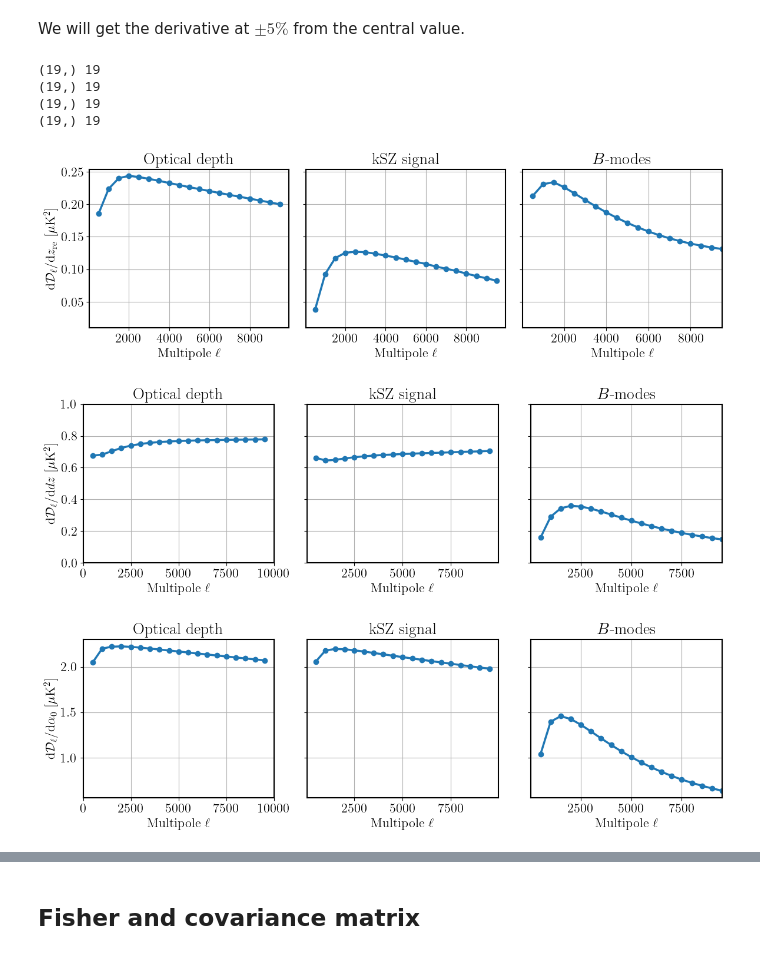
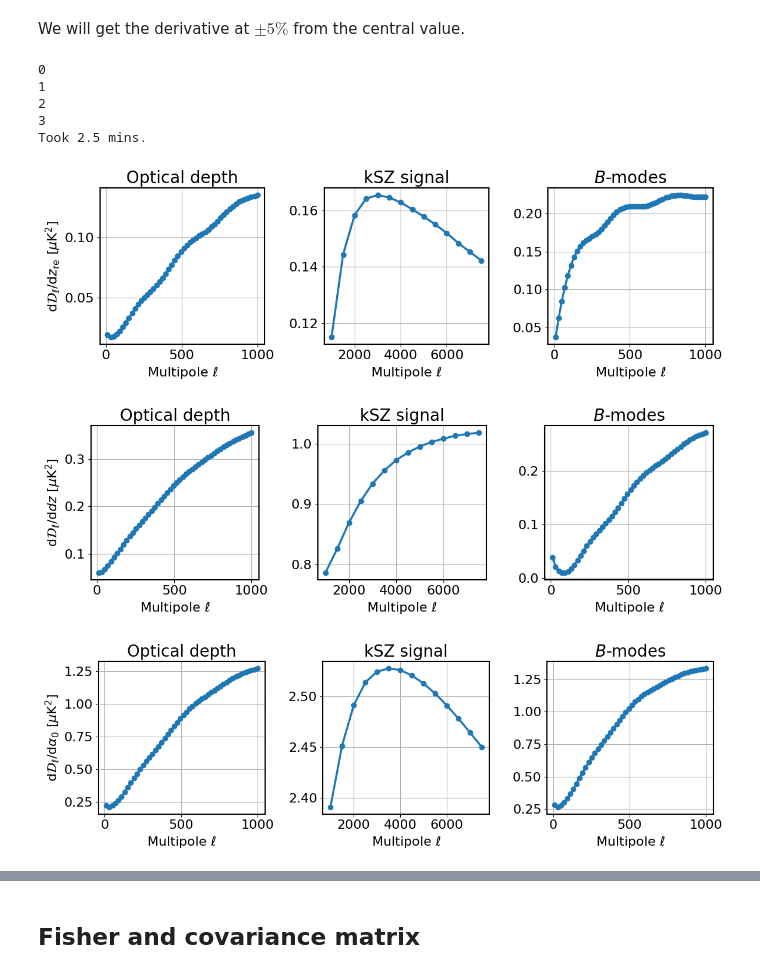
Before and after one commit to adeliegorce/preion, a Jupyter notebook: cross-correlations/With_Pee/forecast_autos/fisher.ipynb, the cells around one changed output, grey strips where cells are left out. Drawn from its saved outputs; the diff is of its cells as text; code cells hidden in the pictures.

```diff
--- a/cross-correlations/With_Pee/forecast_autos/fisher.ipynb
+++ b/cross-correlations/With_Pee/forecast_autos/fisher.ipynb
@@ -66,22 +80,22 @@ icov_list = [np.linalg.inv(cov_ksz), np.linalg.inv(cov_tau), np.linalg.inv(cov_b
 # %% [markdown]
 The error bars are drawn from the diagonal terms of the data covariance matrix $\mathbf{\Pi}$:
 # %%
-fig, axes = plt.subplots(1, 3, figsize=(12, 3.5), sharex=True)
+fig, axes = plt.subplots(1, 3, figsize=(12, 3.5))
 
 # tau
 axes[0].errorbar(
-    ells, tau_ps, yerr=np.sqrt(np.diag(cov_tau)),
+    ells_tau, tau_data, yerr=np.sqrt(np.diag(cov_tau)),
     lw=1., marker='.', capsize=2.)
 axes[0].set_xlabel(r'Multipole $\ell$')
 axes[0].set_ylabel(r'$\ell(\ell+1)C_\ell^{\tau\tau}/2\pi$')
 axes[0].set_yscale('log')
 # axes[0].set_xlim(0, 10000)
 axes[0].set_ylim(bottom=1e-8)
-axes[0].set_xlim(ells.min(), ells.max())
+axes[0].set_xlim(ells_tau.min(), ells_tau.max())
 
 # ksz
 axes[1].errorbar(
-    ells, ksz_ps, yerr=np.sqrt(np.diag(cov_ksz)),
+    ells_ksz, ksz_data, yerr=np.sqrt(np.diag(cov_ksz)),
     lw=1., marker='.', capsize=2.)
 axes[1].set_xlabel(r'Multipole $\ell$')
 axes[1].set_ylabel(r'$\ell(\ell+1)C_\ell^{TT}/2\pi$ [$\mu$K$^2$]')
@@ -91,18 +105,18 @@ axes[1].set_ylabel(r'$\ell(\ell+1)C_\ell^{TT}/2\pi$ [$\mu$K$^2$]')
 
 # B-modes
 axes[2].errorbar(
-    low_ells, total_bb, yerr=np.sqrt(np.diag(cov_bb)),
+    ells_bb, bb_data, yerr=np.sqrt(np.diag(cov_bb)),
     lw=1., marker='.', capsize=2.)
 axes[2].set_xlabel(r'Multipole $\ell$')
 axes[2].set_ylabel(r'$\ell(\ell+1)C_\ell^{BB}/2\pi$ [$\mu$K$^2$]')
-axes[2].set_ylim(bottom=1e-6)
+# axes[2].set_ylim(bottom=1e-6)
 # axes[2].set_xlim(low_ells.min(), low_ells.max())
 axes[2].set_yscale('log')
 # axes[2].set_xscale('log')
 
 for i, (letter, title) in enumerate(zip(['a', 'b', 'c'],
-                                        ['Optical\n depth', 'kSZ signal', r'$B$-modes'])):
-    axes[i].text(0.05, 0.05, title, transform=axes[i].transAxes, fontsize=17)# bbox=props)
+                                        ['Optical depth', 'kSZ signal', r'$B$-modes'])):
+    axes[i].text(0.95, 0.95, title, transform=axes[i].transAxes, fontsize=17, ha='right', va='top', bbox=props)
 fig.tight_layout()
 # fig.savefig('figures/fisher_forecast_ideal_data.pdf', dpi=220)
 # %% [output]
@@ -111,7 +125,7 @@ fig.tight_layout()
 fig, axes = plt.subplots(1, 3, figsize=(12, 4))
 for i, (cov, title, l) in enumerate(zip([cov_tau, cov_ksz, cov_bb],
                                      ['Optical depth', 'kSZ signal', r'$B$-modes'],
-                                     [ells, ells, low_ells])):
+                                     [ells_tau, ells_ksz, ells_bb])):
     norm = colors.LogNorm(np.diag(cov).min(), np.diag(cov).max())
     im = axes[i].imshow(cov, cmap='coolwarm', norm=norm,
                 extent=(l.min(), l.max(), l.max(), l.min())
@@ -131,7 +145,7 @@ icov_bb = np.linalg.inv(cov_bb)
 fig, axes = plt.subplots(1, 3, figsize=(12, 4))
 for i, (icov, title, l) in enumerate(zip([icov_tau, icov_ksz, icov_bb],
                                      ['Optical depth', 'kSZ signal', r'$B$-modes'],
-                                     [ells, ells, low_ells])):
+                                     [ells_tau, ells_ksz, ells_bb])):
     norm = colors.LogNorm(np.diag(icov).min(), np.diag(icov).max())
     im = axes[i].imshow(icov, cmap='coolwarm', norm=norm,
                 extent=(l.min(), l.max(), l.max(), l.min()))
@@ -155,54 +169,58 @@ We will get the derivative at $\pm 5\%$ from the central value.
 # %%
 dev = 0.05 # %
 # %%
-deriv_list = get_derivatives(theta_true, ells, low_ells, run_derivatives=False, dev=dev)
+t0 = time.time()
+deriv_list = get_derivatives(theta_true, ells, run_derivatives=True, dev=dev, use_ksz_emulator=ksz_emulator)
+t1 = time.time()
+print(f'Took {(t1-t0)/60.:.1f} mins.')
 # %% [output]
-(19,) 19
-(19,) 19
-(19,) 19
-(19,) 19
+0
+1
+2
+3
+Took 2.5 mins.
 # %%
-fig, axes = plt.subplots(1, 3, figsize=(12, 4), sharey=True)
+fig, axes = plt.subplots(1, 3, figsize=(12, 4))#, sharey=True)
 
 # tau
-axes[0].plot(ells, deriv_list[0][1]/tau_ps, ls='-', color='C0', lw=2.5, marker='o')
+axes[0].plot(ells_tau, deriv_list[0][1]/tau_data, ls='-', color='C0', lw=2.5, marker='o')
 axes[0].set_xlabel(r'Multipole $\ell$')
 
 # ksz
-axes[1].plot(ells, deriv_list[0][0]/ksz_ps, lw=2.5, marker='o')
+axes[1].plot(ells_ksz, deriv_list[0][0]/ksz_data, lw=2.5, marker='o')
 axes[1].set_xlabel(r'Multipole $\ell$')
-axes[1].set_ylim(bottom=1e-2)
+# axes[1].set_ylim(bottom=1e-2)
 
 # B-modes
-axes[2].plot(low_ells, deriv_list[0][2]/total_bb, lw=2.5, marker='o')
+axes[2].plot(ells_bb, deriv_list[0][2]/bb_data, lw=2.5, marker='o')
 axes[2].set_xlabel(r'Multipole $\ell$')
-axes[2].set_xlim(30, low_ells.max())
+# axes[2].set_xlim(30, low_ells.max())
 
 axes[0].set_ylabel(r'd$\mathcal{D}_\ell/$d$z_\mathrm{re}$ [$\mu$K$^2$]')
 for i, (letter, title) in enumerate(zip(['a', 'b', 'c'],
                                         ['Optical depth', 'kSZ signal', r'$B$-modes'])):
     axes[i].set_title(title, fontsize=20)
     axes[i].grid()
 fig.tight_layout()
 # %% [output]
-[figure, old version]
+[figure, new version]
 # %%
-fig, axes = plt.subplots(1, 3, figsize=(12, 4), sharey=True)
+fig, axes = plt.subplots(1, 3, figsize=(12, 4))#, sharey=True)
 
 # tau
-axes[0].plot(ells, deriv_list[1][1]/tau_ps, ls='-', color='C0', lw=2.5, marker='o')
+axes[0].plot(ells_tau, deriv_list[1][1]/tau_data, ls='-', color='C0', lw=2.5, marker='o')
 axes[0].set_xlabel(r'Multipole $\ell$')
-axes[0].set_xlim(0, 10000)
+# axes[0].set_xlim(0, 10000)
 
 # ksz
-axes[1].plot(ells, deriv_list[1][0]/ksz_ps, lw=2.5, marker='o')
+axes[1].plot(ells_ksz, deriv_list[1][0]/ksz_data, lw=2.5, marker='o')
 axes[1].set_xlabel(r'Multipole $\ell$')
-axes[1].set_ylim(0, 1)
+# axes[1].set_ylim(0, 1)
 
 # B-modes
-axes[2].plot(low_ells, deriv_list[1][2]/total_bb, lw=2.5, marker='o')
+axes[2].plot(ells_bb, deriv_list[1][2]/bb_data, lw=2.5, marker='o')
 axes[2].set_xlabel(r'Multipole $\ell$')
-axes[2].set_xlim(30, low_ells.max())
+# axes[2].set_xlim(30, low_ells.max())
 
 axes[0].set_ylabel(r'd$\mathcal{D}_\ell/$d$dz$ [$\mu$K$^2$]')
 for i, (letter, title) in enumerate(zip(['a', 'b', 'c'],
@@ -211,24 +229,24 @@ for i, (letter, title) in enumerate(zip(['a', 'b', 'c'],
     axes[i].grid()
 fig.tight_layout()
 # %% [output]
-[figure, old version]
+[figure, new version]
 # %%
-fig, axes = plt.subplots(1, 3, figsize=(12, 4), sharey=True)
+fig, axes = plt.subplots(1, 3, figsize=(12, 4))#, sharey=True)
 
 # tau
-axes[0].plot(ells, deriv_list[2][1]/tau_ps, ls='-', color='C0', lw=2.5, marker='o')
+axes[0].plot(ells_tau, deriv_list[2][1]/tau_data, ls='-', color='C0', lw=2.5, marker='o')
 axes[0].set_xlabel(r'Multipole $\ell$')
-axes[0].set_xlim(0, 10000)
+# axes[0].set_xlim(0, 10000)
 
 # ksz
-axes[1].plot(ells, deriv_list[2][0]/ksz_ps, lw=2.5, marker='o')
+axes[1].plot(ells_ksz, deriv_list[2][0]/ksz_data, lw=2.5, marker='o')
 axes[1].set_xlabel(r'Multipole $\ell$')
 # axes[1].set_ylim(0, 1)
 
 # B-modes
-axes[2].plot(low_ells, deriv_list[2][2]/total_bb, lw=2.5, marker='o')
+axes[2].plot(ells_bb, deriv_list[2][2]/bb_data, lw=2.5, marker='o')
 axes[2].set_xlabel(r'Multipole $\ell$')
-axes[2].set_xlim(30, low_ells.max())
+# axes[2].set_xlim(30, low_ells.max())
 
 axes[0].set_ylabel(r'd$\mathcal{D}_\ell/$d$\alpha_0$ [$\mu$K$^2$]')
 for i, (letter, title) in enumerate(zip(['a', 'b', 'c'],
@@ -237,5 +255,5 @@ for i, (letter, title) in enumerate(zip(['a', 'b', 'c'],
     axes[i].grid()
 fig.tight_layout()
 # %% [output]
-[figure, old version]
+[figure, new version]
 # %%
```
Also changed, not shown: parts of 28 cells of this notebook.
